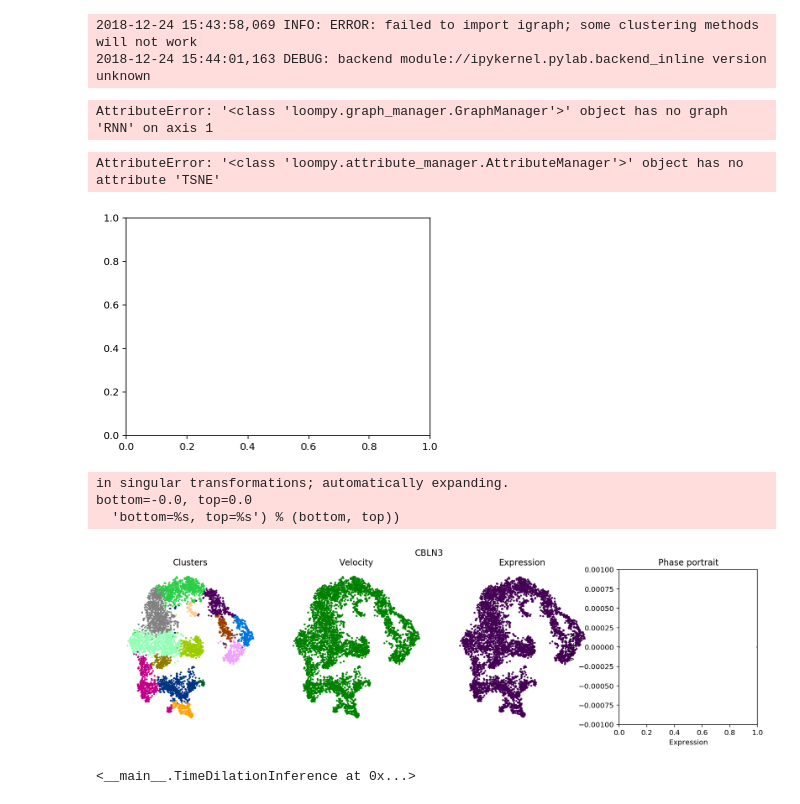
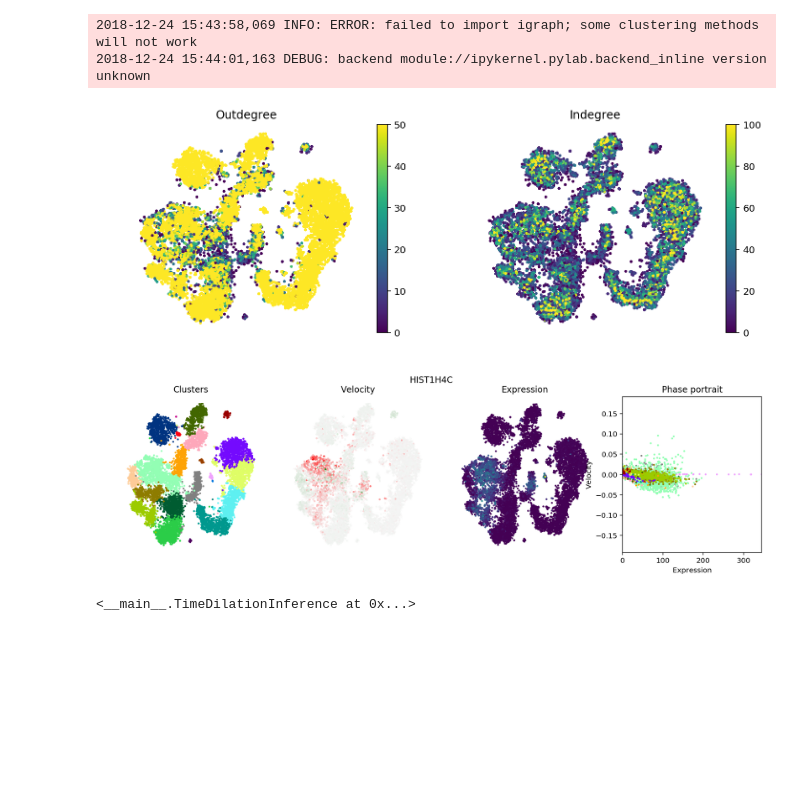
Before and after one commit to linnarsson-lab/adult-human-brain, a Jupyter notebook: notebooks/TimeDilationInference.ipynb, the cells around one changed output. Cells and saved outputs as stored; diff of their text form; code cells hidden in the pictures; blank space fills up the shorter version.

Commit message:
cell cycle inference and plots

```diff
--- a/notebooks/TimeDilationInference.ipynb
+++ b/notebooks/TimeDilationInference.ipynb
@@ -29,15 +29,10 @@ from matplotlib.collections import LineCollection
 2018-12-24 15:43:58,069 INFO: ERROR: failed to import igraph; some clustering methods will not work
 2018-12-24 15:44:01,163 DEBUG: backend module://ipykernel.pylab.backend_inline version unknown
 # %%
-f = "/Users/stelin/build_20181213/L1_Cortex.loom-luigi-tmp-5300526321"
+f = "/Users/stelin/build_20181213/L1_Subcortex.loom"
-# %%
-with loompy.connect(f) as ds:
-    theta = ds.ca.HPF
 # %%
 with loompy.connect(f) as ds:
     rnn = ds.col_graphs.RNN
-# %% [output]
-AttributeError: '<class 'loompy.graph_manager.GraphManager'>' object has no graph 'RNN' on axis 1
 # %%
 with loompy.connect(f) as ds:
     plt.figure(figsize=(12,4))
@@ -52,8 +47,7 @@ with loompy.connect(f) as ds:
     plt.axis("off")
     plt.title("Indegree")
 # %% [output]
-AttributeError: '<class 'loompy.attribute_manager.AttributeManager'>' object has no attribute 'TSNE'
-[figure, old version]
+[figure, new version]
 # %%
 class MidpointNormalize(Normalize):
     def __init__(self, vmin=None, vmax=None, midpoint=None, clip=False):
@@ -68,7 +62,7 @@ class MidpointNormalize(Normalize):
 # %%
 
 with loompy.connect(f) as ds:
-    gene = "CBLN3"
+    gene = "HIST1H4C"
     genes = ds.ra.Gene
     g = ds.ra.Gamma[genes == gene]
     s = ds["spliced"][ds.ra.Gene == gene, :][0]
@@ -76,37 +70,34 @@ with loompy.connect(f) as ds:
     v = ds["velocity"][ds.ra.Gene == gene, :][0]
     c = ds.ca.Clusters
     vcmap = matplotlib.colors.LinearSegmentedColormap.from_list("", ["red","whitesmoke","green"])
     norm = MidpointNormalize(midpoint=0)
 
     plt.figure(figsize=(16,4))
     plt.suptitle(gene)
     plt.subplot(141)
     plt.scatter(ds.ca.TSNE[:,0], ds.ca.TSNE[:,1], c=cg.colorize(c), marker='.',s=10)
     plt.title("Clusters")
     plt.axis("off")
     plt.subplot(142)
     plt.scatter(ds.ca.TSNE[:,0], ds.ca.TSNE[:,1], c=v,norm=norm, cmap=vcmap, marker='.',s=10)
     plt.title("Velocity")
     plt.axis("off")
     plt.subplot(143)
     plt.scatter(ds.ca.TSNE[:,0], ds.ca.TSNE[:,1], c="lightgrey", cmap="viridis", marker='.',s=10)
     plt.scatter(ds.ca.TSNE[:,0], ds.ca.TSNE[:,1], c=s, cmap="viridis", marker='.',s=10)
     plt.title("Expression")
     plt.axis("off")
     plt.subplot(144)
     plt.scatter(s, v, c=cg.colorize(c), marker='.',s=10)
     maxs = np.max(s)
     #plt.plot([0, maxs], [0, maxs*g], 'r--', color = 'b')
     plt.title("Phase portrait")
     plt.xlim(0, maxs)
     plt.ylim(-2*np.max(v), 2*np.max(v))
     plt.xlabel("Expression")
     plt.ylabel("Velocity")
 # %% [output]
-in singular transformations; automatically expanding.
-bottom=-0.0, top=0.0
-  'bottom=%s, top=%s') % (bottom, top))
-[figure, old version]
+[figure, new version]
 # %%
 
 
```
Also changed, not shown: 3 other files.
